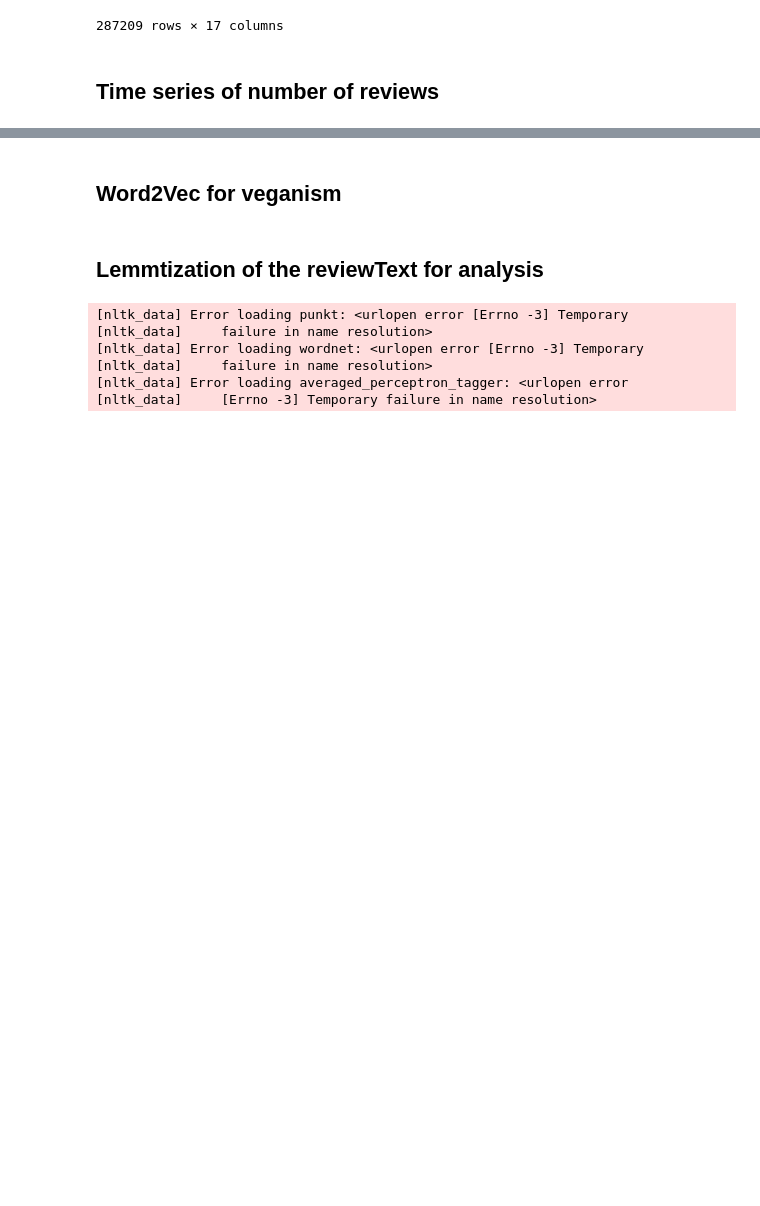
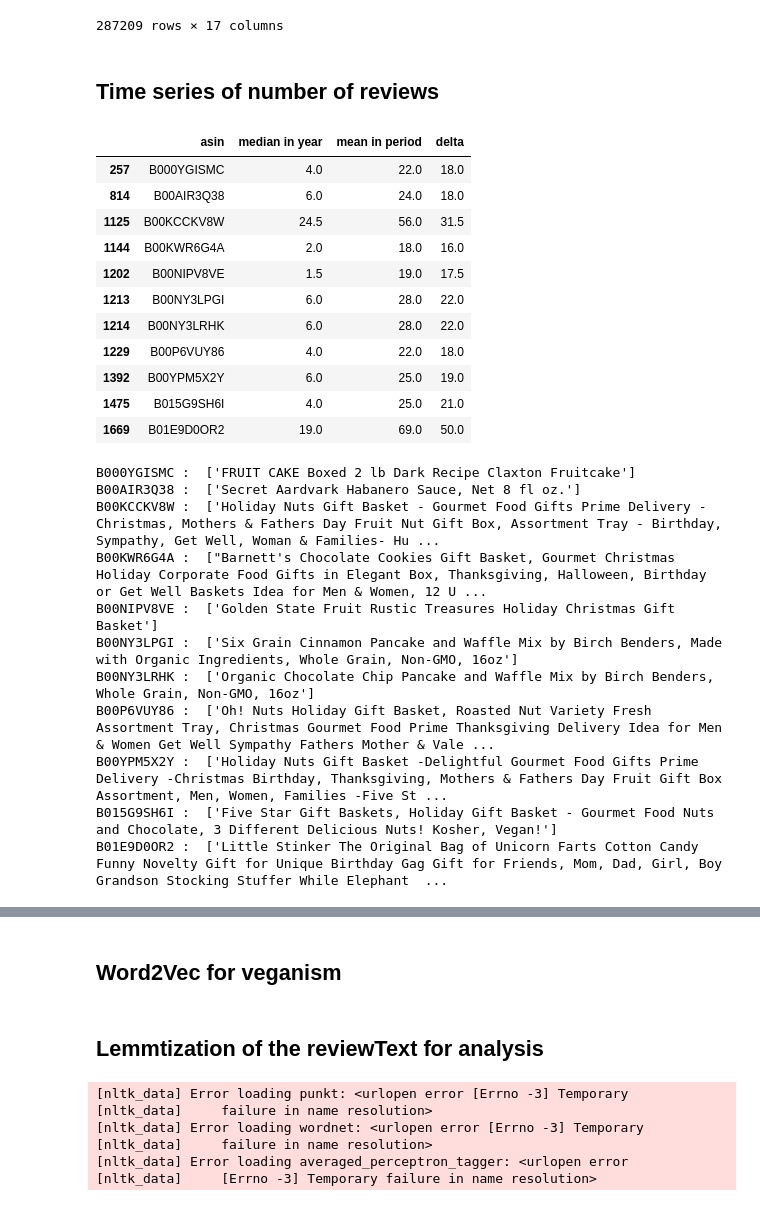
Before and after one commit to JulesssG/ADA-project, a Jupyter notebook: milestone_2.ipynb, the cells around one changed output, grey strips where cells are left out. Drawn from its saved outputs; the diff is of its cells as text; code cells hidden in the pictures; blank space fills up the shorter version.

Commit message:
Add time series progress

```diff
--- a/milestone_2.ipynb
+++ b/milestone_2.ipynb
@@ -249,26 +249,72 @@ meta
 287209 rows × 17 columns
 # %% [markdown]
 ## Time series of number of reviews
+# %%
+# Create dataframe with number of reviews per product per week, keep only the ones that have a minimum of review
+reviews_per_week = pd.DataFrame(reviews[['asin', 'reviewTime']].groupby(['asin', pd.Grouper(key='reviewTime', freq='W')]).size(), columns=['reviewCount'])
+reviews_per_week = reviews_per_week.groupby(['asin']).filter(lambda row: row.to_numpy().max() > 7)
+reviews_per_week.reset_index(inplace=True)
+# %%
+def compare_period_median_year_mean(reviews_per_week, start_date, time_delta, ):
+    period_mask = (reviews_per_week['reviewTime'] >= start_date) & (reviews_per_week['reviewTime'] < start_date+time_delta)
+
+    year_mask = (reviews_per_week['reviewTime'] >= pd.datetime(start_date.year, 1, 1)) & (reviews_per_week['reviewTime'] < pd.datetime(start_date.year, 12, 31))
+
+    product_median_in_year = pd.DataFrame(reviews_per_week.loc[year_mask, :].groupby('asin')['reviewCount'].median())
+    product_median_in_year.columns = ['median in year']
+
+    period_mean = pd.DataFrame(reviews_per_week.loc[period_mask, :].groupby('asin')['reviewCount'].mean())
+    period_mean.columns = ['mean in period']
+
+    median_and_mean = product_median_in_year.join(period_mean)
+    median_and_mean = median_and_mean.loc[(~median_and_mean['median in year'].isnull()) & (~median_and_mean['mean in period'].isnull()), :]
+    median_and_mean['delta'] = median_and_mean['mean in period'] - median_and_mean['median in year']
+    median_and_mean.reset_index(inplace=True)
+
+    return median_and_mean
 # %%
-r = reviews.loc[:10000]
-times = pd.DataFrame(r[['asin', 'reviewTime']].groupby(['asin', pd.Grouper(key='reviewTime', freq='W')]).size(), columns=['count'])
-times = times.groupby(['asin']).filter(lambda row: row.to_numpy().max() > 7)
-times.reset_index(inplace=True)
+tools = "pan, wheel_zoom"
+median_and_mean = compare_period_median_year_mean(reviews_per_week, pd.datetime(2017, 12, 18), pd.Timedelta('10 days'))
+asins_to_plot = median_and_mean.loc[median_and_mean['delta'] > 15, :]
+display(asins_to_plot)
 
 p = figure(plot_width=1400, plot_height=800, tools=tools, x_axis_type="datetime")
-colors = d3['Category20'][(len(times['asin'].unique()))]
+num_colors = np.clip(len(asins['asin'].unique()), 3, 20)
+colors = d3['Category20'][num_colors]
 
-for i, asin in enumerate(times['asin'].unique()):
-    reviews_asin = times.loc[times['asin'] == asin, ['reviewTime', 'count']]
+for i, asin in enumerate(asins_to_plot['asin'].unique()):
+    print(asin, ": ", meta.loc[meta['asin'] == asin, :]['title'].values)
+    reviews_asin = reviews_per_week.loc[reviews_per_week['asin'] == asin, ['reviewTime', 'reviewCount']]
     reviews_asin.set_index('reviewTime', inplace=True)
     reviews_asin.sort_index(inplace=True)
 
-    tools = "pan, wheel_zoom"
     source = ColumnDataSource(reviews_asin)
-
-    p.line('reviewTime', 'count', source=source, legend_label=str(asin), color=colors[i], line_width=2)
+    p.line('reviewTime', 'reviewCount', source=source, legend_label=str(asin), color=colors[i % 20], line_width=2)
 
 show(p)
 # %% [output]
+|  | asin | median in year | mean in period | delta |
+| 257 | B000YGISMC | 4.0 | 22.0 | 18.0 |
+| 814 | B00AIR3Q38 | 6.0 | 24.0 | 18.0 |
+| 1125 | B00KCCKV8W | 24.5 | 56.0 | 31.5 |
+| 1144 | B00KWR6G4A | 2.0 | 18.0 | 16.0 |
+| 1202 | B00NIPV8VE | 1.5 | 19.0 | 17.5 |
+| 1213 | B00NY3LPGI | 6.0 | 28.0 | 22.0 |
+| 1214 | B00NY3LRHK | 6.0 | 28.0 | 22.0 |
+| 1229 | B00P6VUY86 | 4.0 | 22.0 | 18.0 |
+| 1392 | B00YPM5X2Y | 6.0 | 25.0 | 19.0 |
+| 1475 | B015G9SH6I | 4.0 | 25.0 | 21.0 |
+| 1669 | B01E9D0OR2 | 19.0 | 69.0 | 50.0 |
+B000YGISMC :  ['FRUIT CAKE Boxed 2 lb Dark Recipe Claxton Fruitcake']
+B00AIR3Q38 :  ['Secret Aardvark Habanero Sauce, Net 8 fl oz.']
+B00KCCKV8W :  ['Holiday Nuts Gift Basket - Gourmet Food Gifts Prime Delivery - Christmas, Mothers & Fathers Day Fruit Nut Gift Box, Assortment Tray - Birthday, Sympathy, Get Well, Woman & Families- Hu ...
+B00KWR6G4A :  ["Barnett's Chocolate Cookies Gift Basket, Gourmet Christmas Holiday Corporate Food Gifts in Elegant Box, Thanksgiving, Halloween, Birthday or Get Well Baskets Idea for Men & Women, 12 U ...
+B00NIPV8VE :  ['Golden State Fruit Rustic Treasures Holiday Christmas Gift Basket']
+B00NY3LPGI :  ['Six Grain Cinnamon Pancake and Waffle Mix by Birch Benders, Made with Organic Ingredients, Whole Grain, Non-GMO, 16oz']
+B00NY3LRHK :  ['Organic Chocolate Chip Pancake and Waffle Mix by Birch Benders, Whole Grain, Non-GMO, 16oz']
+B00P6VUY86 :  ['Oh! Nuts Holiday Gift Basket, Roasted Nut Variety Fresh Assortment Tray, Christmas Gourmet Food Prime Thanksgiving Delivery Idea for Men & Women Get Well Sympathy Fathers Mother & Vale ...
+B00YPM5X2Y :  ['Holiday Nuts Gift Basket -Delightful Gourmet Food Gifts Prime Delivery -Christmas Birthday, Thanksgiving, Mothers & Fathers Day Fruit Gift Box Assortment, Men, Women, Families -Five St ...
+B015G9SH6I :  ['Five Star Gift Baskets, Holiday Gift Basket - Gourmet Food Nuts and Chocolate, 3 Different Delicious Nuts! Kosher, Vegan!']
+B01E9D0OR2 :  ['Little Stinker The Original Bag of Unicorn Farts Cotton Candy Funny Novelty Gift for Unique Birthday Gag Gift for Friends, Mom, Dad, Girl, Boy Grandson Stocking Stuffer While Elephant  ...
 [interactive output not drawn]
 [interactive output not drawn]
```
Also changed, not shown: parts of 2 cells of this notebook.
